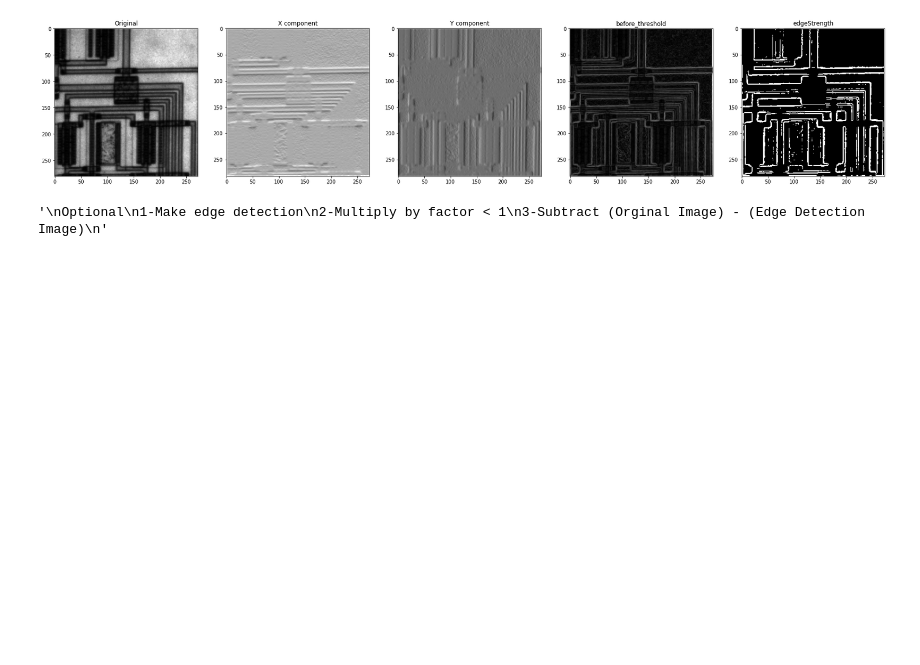
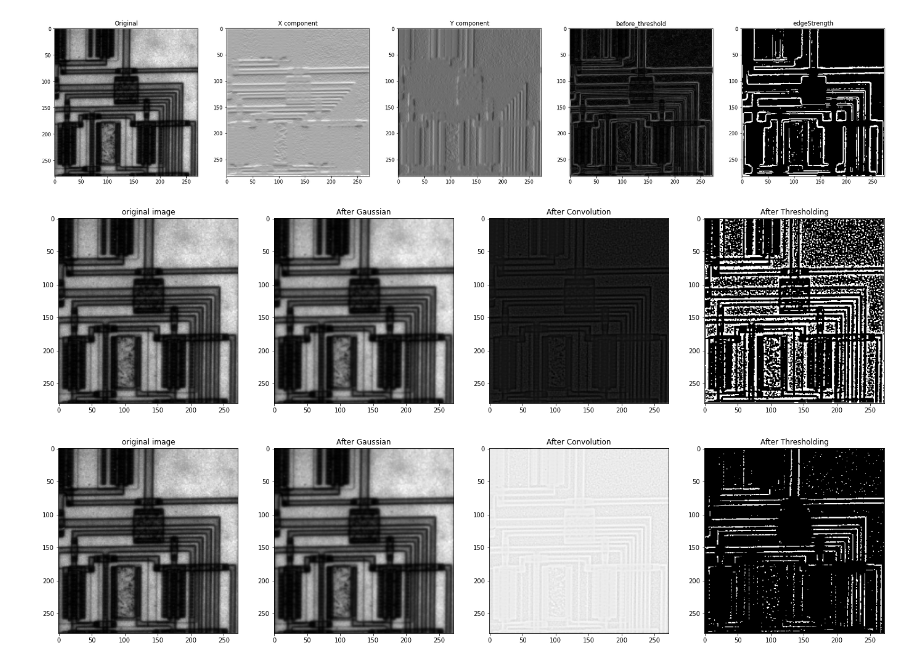
Before and after one commit to norhanreda/solutions-of-image-processing-labs, a Jupyter notebook: lab5/Lab_Edge_Detection_STD/Lab_Edge_Detection_STD.ipynb, the cells around one changed output. Cells and saved outputs as stored; diff of their text form; code cells hidden in the pictures; blank space fills up the shorter version.

Commit message:
adding custom log

```diff
--- a/lab5/Lab_Edge_Detection_STD/Lab_Edge_Detection_STD.ipynb
+++ b/lab5/Lab_Edge_Detection_STD/Lab_Edge_Detection_STD.ipynb
@@ -75,9 +74,58 @@ thres= 20
-# %%
-'''
-Optional
-1-Make edge detection
-2-Multiply by factor < 1
-3-Subtract (Orginal Image) - (Edge Detection Image)
-'''
-# %% [output]
-'\nOptional\n1-Make edge detection\n2-Multiply by factor < 1\n3-Subtract (Orginal Image) - (Edge Detection Image)\n'
+# %%
+# 3. Custom LoG
+thres= 20
+def log(img,f,sigma,thres):
+
+    img_gaussian=gaussian(img,sigma)
+#     print(img_gaussian)
+#     print(img_gaussian.shape)
+
+    img_convolution=convolve2d(img_gaussian,f,mode='same')
+#     print(img_convolution)
+#     print(img_convolution.shape)
+
+    img_flatten=img_convolution.flatten()
+#     print(img_flatten)
+#     print(len(img_flatten))
+
+    img_flatten[img_flatten<0]=0
+    img_flatten[img_flatten>1]=1
+#     img_convolution = np.reshape(img_flatten, img_convolution.shape)
+    img_flatten = exposure.rescale_intensity(img_flatten, in_range=(0, 1.0), out_range=(0, 255))
+    img_flatten = img_flatten.astype(np.uint8)
+
+
+    img_flatten[img_flatten <= thres] = 0
+    img_flatten[img_flatten > thres] = 255
+
+    img_flatten = np.reshape(img_flatten, img.shape)
+
+    return (img_gaussian, img_convolution, img_flatten)
+
+
+
+thres = 10
+sigma = 0.7
+
+f1 = np.array([
+    [-1, -1, -1]
+    ,[-1, 8, -1]
+    ,[-1, -1, -1]
+])
+
+f2 = np.array([
+    [0, 1, 0]
+    ,[1, -4, 1]
+    ,[0, 1, 0]
+])
+
+image_gaussian_1,img_convolution_1,img_thresholding_1 = log(img, f1, sigma, thres)
+image_gaussian_2,img_convolution_2,img_thresholding_2 = log(img, f2, sigma, thres)
+
+show_images([img, image_gaussian_1, img_convolution_1, img_thresholding_1],
+            ["original image", "After Gaussian", "After Convolution", "After Thresholding"])
+show_images([img, image_gaussian_2, img_convolution_2, img_thresholding_2],
+            ["original image", "After Gaussian", "After Convolution", "After Thresholding"])
+# %% [output]
+[figure, added]
+[figure, added]
```
Also changed, not shown: parts of 3 cells of this notebook.
